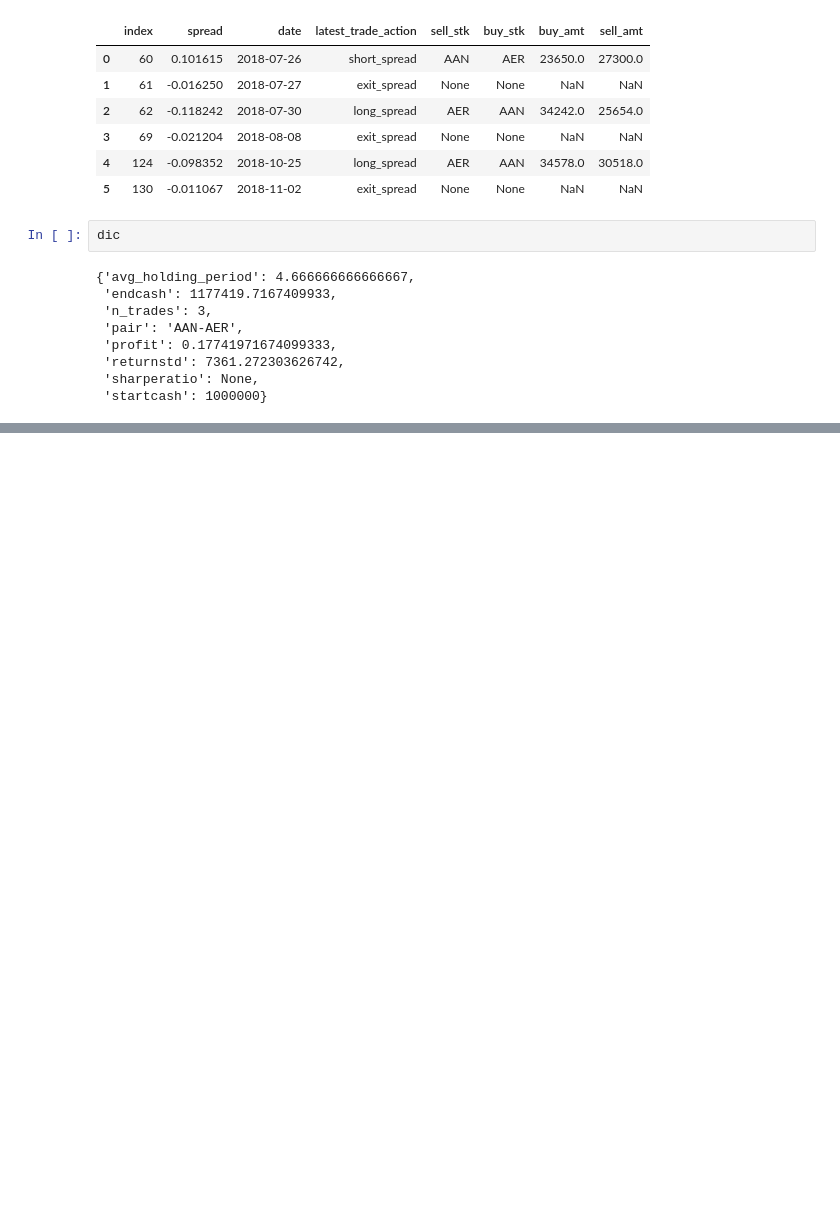
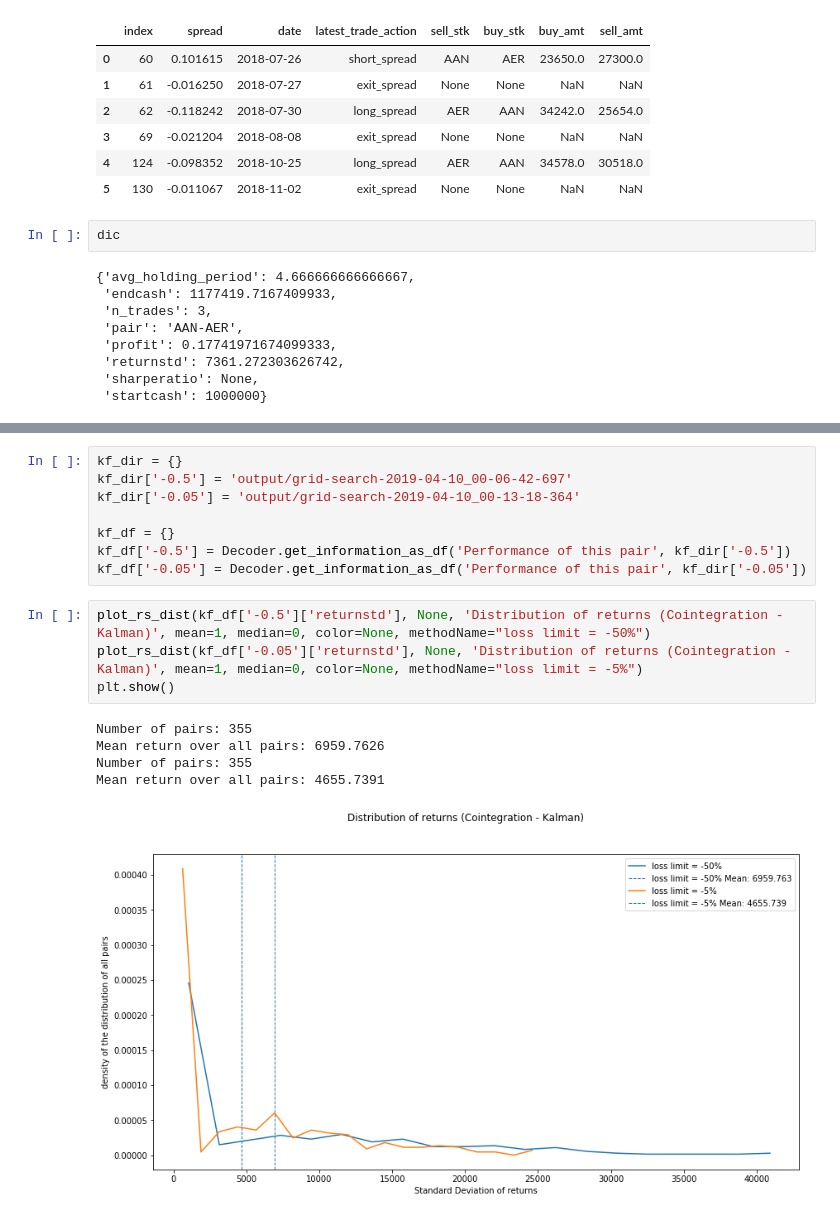
Before and after one commit to wywongbd/pairstrade-fyp-2019, a Jupyter notebook: jupyter_py/8a-Decode-Log-files.ipynb, the cells around one changed output, grey strips where cells are left out. Drawn from its saved outputs; the diff is of its cells as text; blank space fills up the shorter version.

```diff
--- a/jupyter_py/8a-Decode-Log-files.ipynb
+++ b/jupyter_py/8a-Decode-Log-files.ipynb
@@ -46,0 +157,18 @@ dic
+# %%
+kf_dir = {}
+kf_dir['-0.5'] = 'output/grid-search-2019-04-10_00-06-42-697'
+kf_dir['-0.05'] = 'output/grid-search-2019-04-10_00-13-18-364'
+
+kf_df = {}
+kf_df['-0.5'] = Decoder.get_information_as_df('Performance of this pair', kf_dir['-0.5'])
+kf_df['-0.05'] = Decoder.get_information_as_df('Performance of this pair', kf_dir['-0.05'])
+# %%
+plot_rs_dist(kf_df['-0.5']['returnstd'], None, 'Distribution of returns (Cointegration - Kalman)', mean=1, median=0, color=None, methodName="loss limit = -50%")
+plot_rs_dist(kf_df['-0.05']['returnstd'], None, 'Distribution of returns (Cointegration - Kalman)', mean=1, median=0, color=None, methodName="loss limit = -5%")
+plt.show()
+# %% [output]
+Number of pairs: 355
+Mean return over all pairs: 6959.7626
+Number of pairs: 355
+Mean return over all pairs: 4655.7391
+[figure, added]
```
Also changed, not shown: parts of 4 cells of this notebook, 1 other file.
